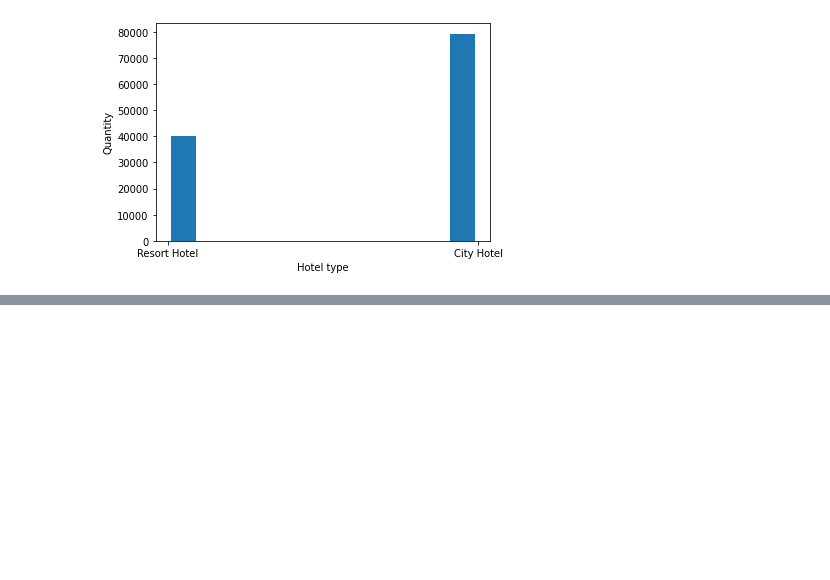
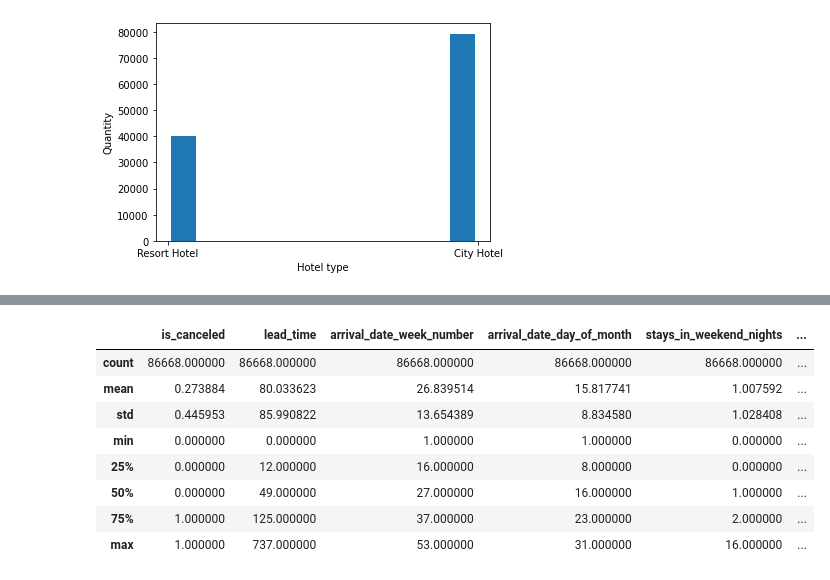
Before and after one commit to sudhakarkothuru/EDA-on-HOTEL-BOOKINGS, a Jupyter notebook: EDA_Hotel_Booking_Analysis.ipynb, the cells around one changed output, grey strips where cells are left out. Saved outputs shown, nothing was run; the diff lists cells and outputs as text; code cells hidden in the pictures; blank space fills up the shorter version.

```diff
--- a/EDA_Hotel_Booking_Analysis.ipynb
+++ b/EDA_Hotel_Booking_Analysis.ipynb
@@ -158,0 +260,12 @@ plt.show()
+# %%
+df.describe()
+# %% [output]
+|  | is_canceled | lead_time | arrival_date_week_number | arrival_date_day_of_month | stays_in_weekend_nights | ... |
+| count | 86668.000000 | 86668.000000 | 86668.000000 | 86668.000000 | 86668.000000 | ... |
+| mean | 0.273884 | 80.033623 | 26.839514 | 15.817741 | 1.007592 | ... |
+| std | 0.445953 | 85.990822 | 13.654389 | 8.834580 | 1.028408 | ... |
+| min | 0.000000 | 0.000000 | 1.000000 | 1.000000 | 0.000000 | ... |
+| 25% | 0.000000 | 12.000000 | 16.000000 | 8.000000 | 0.000000 | ... |
+| 50% | 0.000000 | 49.000000 | 27.000000 | 16.000000 | 1.000000 | ... |
+| 75% | 1.000000 | 125.000000 | 37.000000 | 23.000000 | 2.000000 | ... |
+| max | 1.000000 | 737.000000 | 53.000000 | 31.000000 | 16.000000 | ... |
```
Also changed, not shown: parts of 7 cells of this notebook.
